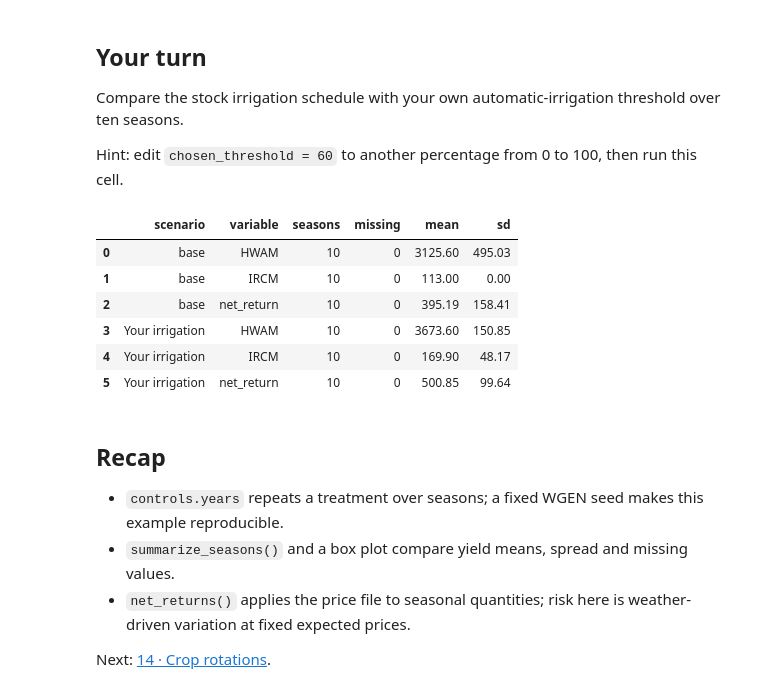
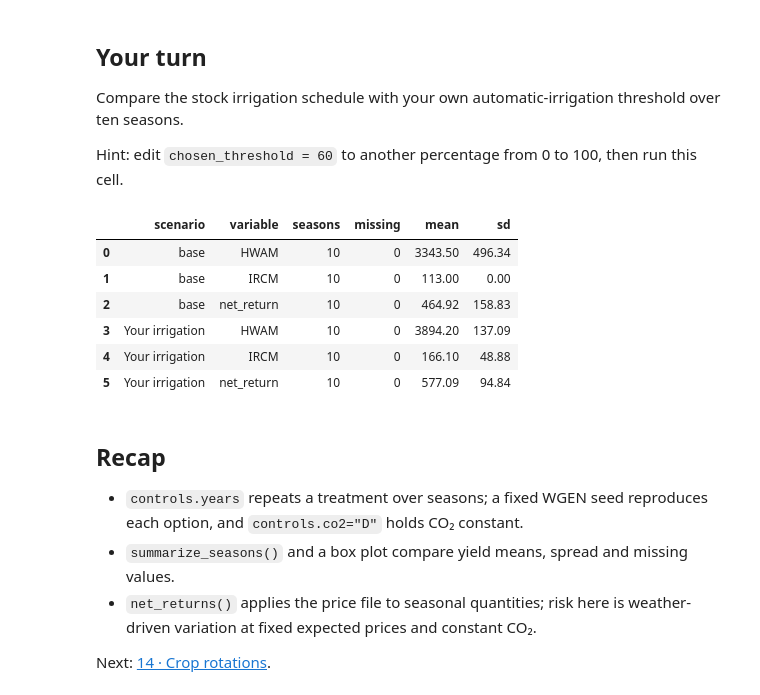
Before and after one commit to AbdelrahmanAmr3/dssatlab, a Jupyter notebook: course/13_seasonal_economics/lesson.ipynb, the cells around one changed output. Cells and saved outputs as stored; diff of their text form; code cells hidden in the pictures.

```diff
--- a/course/13_seasonal_economics/lesson.ipynb
+++ b/course/13_seasonal_economics/lesson.ipynb
@@ -49,7 +49,7 @@ inputs = {
     "executable": dssat,
 }
 price_file = RUNS / "DEFAULT.PRI"
-controls = {"years": 10, "weather_source": "W", "random_seed": 1234}
+controls = {"years": 10, "weather_source": "W", "random_seed": 1234, "co2": "D"}
 experiment = {"treatments": {1: {"controls": controls}}}
 sim = dl.Simulation(**inputs, treatment=1, management=experiment)
 problems = sim.check(verbose=False)
@@ -209,44 +209,44 @@ Hint: edit `chosen_threshold = 60` to another percentage from 0 to 100, then run
 # %%
 # Rebuild the comparison at your chosen irrigation threshold.
 chosen_threshold = 60
 exercise_inputs = {
     "filex": RUNS / "UFGA7901.SBX",
     "weather": RUNS / "UFGA.CLI",
     "soil": RUNS / "SOIL.SOL",
     "executable": dssat,
 }
-exercise_controls = {"years": 10, "weather_source": "W", "random_seed": 1234}
+exercise_controls = {"years": 10, "weather_source": "W", "random_seed": 1234, "co2": "D"}
 exercise_experiment = {"treatments": {1: {"controls": exercise_controls}}}
 exercise_scenarios = {"Your irrigation": {"management": {"treatments": {1: {
     "irrigation": [],
     "controls": dict(exercise_controls, irrigation_management="A",
                      auto_irrigation_depth=30,
                      auto_irrigation_threshold=chosen_threshold,
                      auto_irrigation_refill=100,
                      auto_irrigation_method="IR001",
                      auto_irrigation_efficiency=0.75),
 }}}}}
 exercise_results = dl.run_treatments(**exercise_inputs, treatments=[1],
                                     management=exercise_experiment,
                                     scenarios=exercise_scenarios)
 exercise_rows = dl.combine_summaries(exercise_results)
 exercise_returns = dl.net_returns(exercise_rows, RUNS / "DEFAULT.PRI")
 exercise_stats = dl.to_dataframe(dl.summarize_seasons(
     exercise_returns, variables=["HWAM", "IRCM", "net_return"]))
 exercise_stats[["scenario", "variable", "seasons", "missing", "mean", "sd"]].round(2)
 # %% [output]
 |  | scenario | variable | seasons | missing | mean | sd |
-| 0 | base | HWAM | 10 | 0 | 3125.60 | 495.03 |
+| 0 | base | HWAM | 10 | 0 | 3343.50 | 496.34 |
 | 1 | base | IRCM | 10 | 0 | 113.00 | 0.00 |
-| 2 | base | net_return | 10 | 0 | 395.19 | 158.41 |
-| 3 | Your irrigation | HWAM | 10 | 0 | 3673.60 | 150.85 |
-| 4 | Your irrigation | IRCM | 10 | 0 | 169.90 | 48.17 |
-| 5 | Your irrigation | net_return | 10 | 0 | 500.85 | 99.64 |
+| 2 | base | net_return | 10 | 0 | 464.92 | 158.83 |
+| 3 | Your irrigation | HWAM | 10 | 0 | 3894.20 | 137.09 |
+| 4 | Your irrigation | IRCM | 10 | 0 | 166.10 | 48.88 |
+| 5 | Your irrigation | net_return | 10 | 0 | 577.09 | 94.84 |
 # %% [markdown]
 ## Recap
 
-- `controls.years` repeats a treatment over seasons; a fixed WGEN seed makes this example reproducible.
+- `controls.years` repeats a treatment over seasons; a fixed WGEN seed reproduces each option, and `controls.co2="D"` holds CO₂ constant.
 - `summarize_seasons()` and a box plot compare yield means, spread and missing values.
-- `net_returns()` applies the price file to seasonal quantities; risk here is weather-driven variation at fixed expected prices.
+- `net_returns()` applies the price file to seasonal quantities; risk here is weather-driven variation at fixed expected prices and constant CO₂.
 
 Next: [14 · Crop rotations](../14_rotations/lesson.ipynb).
```
Also changed, not shown: parts of 9 cells of this notebook, 1 other file.
